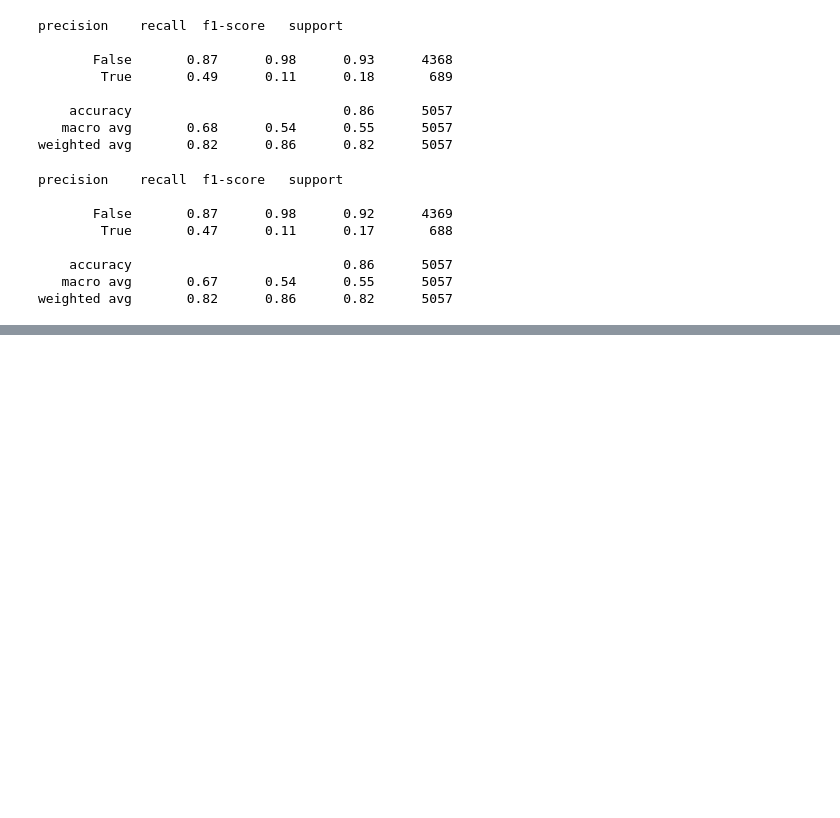
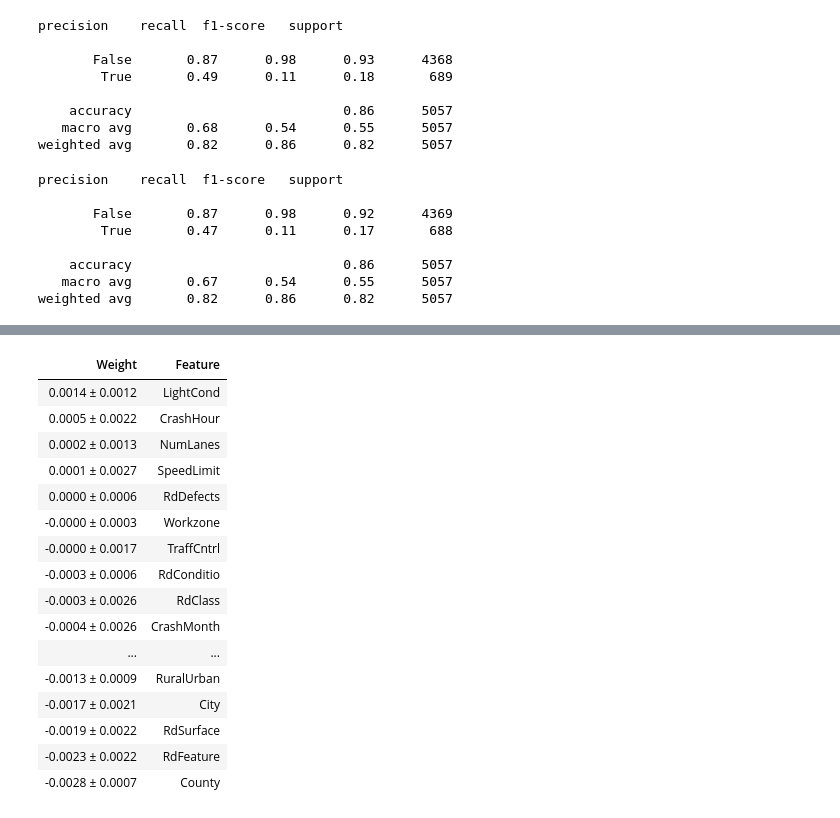
Before and after one commit to danoand/Build_Project_02, a Jupyter notebook: Chapel_Hill_Vehicle_Pedestrian_Accidents.ipynb, the cells around one changed output, grey strips where cells are left out. Drawn from its saved outputs; the diff is of its cells as text; code cells hidden in the pictures; blank space fills up the shorter version.

```diff
--- a/Chapel_Hill_Vehicle_Pedestrian_Accidents.ipynb
+++ b/Chapel_Hill_Vehicle_Pedestrian_Accidents.ipynb
@@ -244,3 +242,16 @@ precision    recall  f1-score   support
     accuracy                           0.86      5057
    macro avg       0.67      0.54      0.55      5057
 weighted avg       0.82      0.86      0.82      5057
+# %%
+# Generate the model again for use in generating the permutation importance
+trans_encode = make_pipeline(
+    ce.OrdinalEncoder()
+)
+
+# Encode the train and val independent attributes
+X_train_trans_encode = trans_encode.fit_transform(X_train)
+X_val_trans_encode   = trans_encode.fit_transform(X_val)
+
+# Create the model
+tmp_mdl = RandomForestClassifier(n_estimators=100, n_jobs=-1, random_state=42)
+tmp_mdl.fit(X_train_trans_encode, y_train)
@@ -246,0 +267,13 @@ weighted avg       0.82      0.86      0.82      5057
+# %%
+# Use the eli5 package to generate permutation importance
+import eli5
+from eli5.sklearn import PermutationImportance
+
+# Create a permutation importance object
+prmuter = PermutationImportance(
+    tmp_mdl,
+    scoring='accuracy',
+    n_iter=5,
+    random_state=42)
+
+prmuter.fit(X_val_trans_encode, y_val)
@@ -246,0 +298,28 @@ weighted avg       0.82      0.86      0.82      5057
+# %%
+# Grab the feature names
+feature_names = X_val.columns.tolist()
+
+# Display the permutation importances
+eli5.show_weights(
+    prmuter,
+    top=None,
+    feature_names=feature_names
+)
+# %% [output]
+| Weight | Feature |
+| 0.0014 ± 0.0012 | LightCond |
+| 0.0005 ± 0.0022 | CrashHour |
+| 0.0002 ± 0.0013 | NumLanes |
+| 0.0001 ± 0.0027 | SpeedLimit |
+| 0.0000 ± 0.0006 | RdDefects |
+| -0.0000 ± 0.0003 | Workzone |
+| -0.0000 ± 0.0017 | TraffCntrl |
+| -0.0003 ± 0.0006 | RdConditio |
+| -0.0003 ± 0.0026 | RdClass |
+| -0.0004 ± 0.0026 | CrashMonth |
+| ... | ... |
+| -0.0013 ± 0.0009 | RuralUrban |
+| -0.0017 ± 0.0021 | City |
+| -0.0019 ± 0.0022 | RdSurface |
+| -0.0023 ± 0.0022 | RdFeature |
+| -0.0028 ± 0.0007 | County |
```
Also changed, not shown: parts of 7 cells of this notebook, 2 other files.
